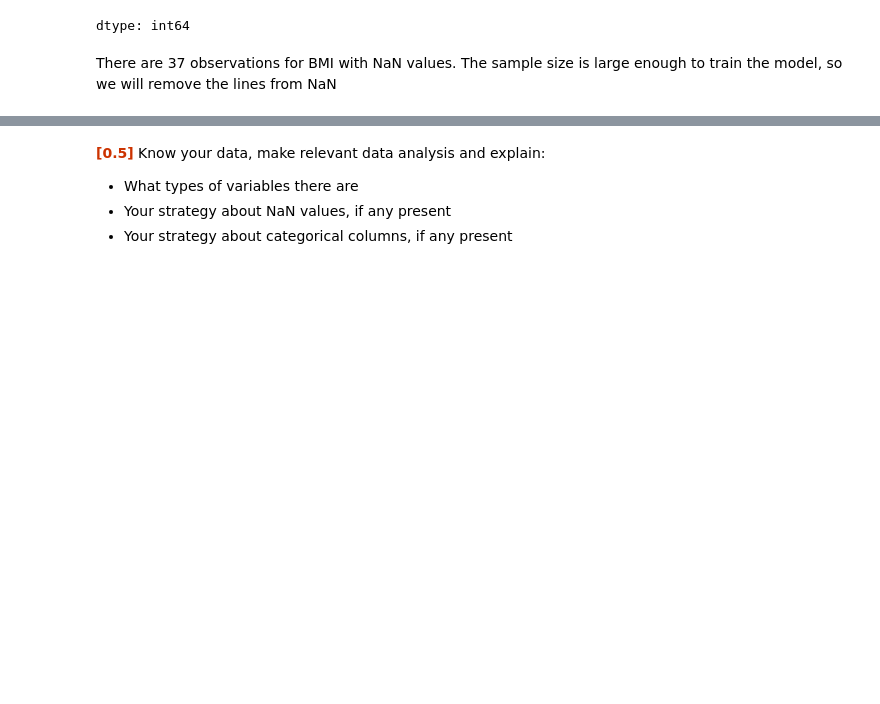
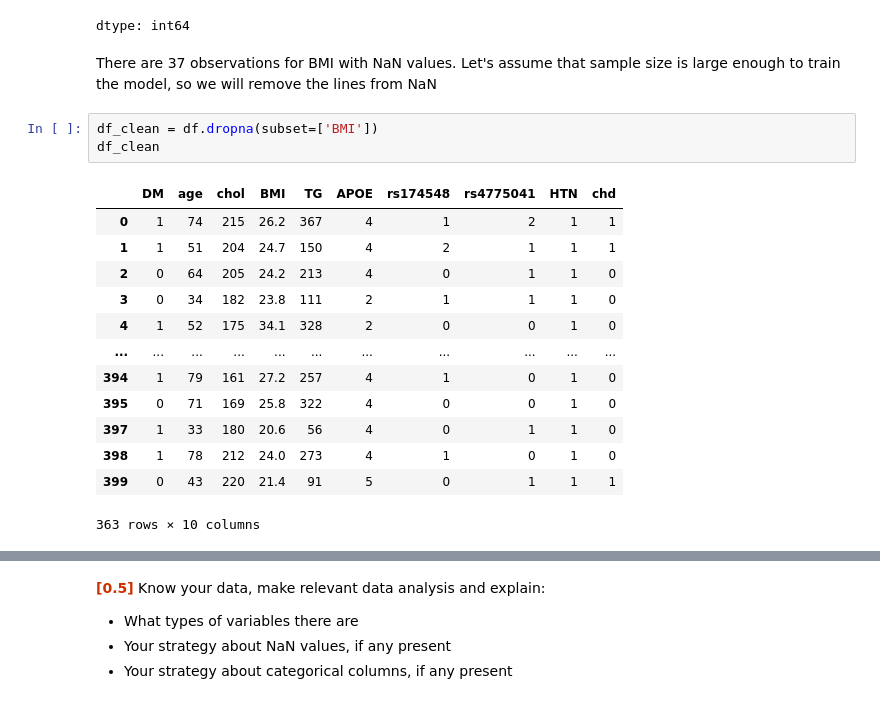
Before and after one commit to bulatych/ML_HSE, a Jupyter notebook: homeworks/HW_3_(Regression).ipynb, the cells around one changed output, grey strips where cells are left out. Saved outputs shown, nothing was run; the diff lists cells and outputs as text; blank space fills up the shorter version.

```diff
--- a/homeworks/HW_3_(Regression).ipynb
+++ b/homeworks/HW_3_(Regression).ipynb
@@ -81,4 +81,21 @@ isnull[isnull > 0]
 | BMI | 37 |
 dtype: int64
 # %% [markdown]
-There are 37 observations for BMI with NaN values. The sample size is large enough to train the model, so we will remove the lines from NaN
+There are 37 observations for BMI with NaN values. Let's assume that sample size is large enough to train the model, so we will remove the lines from NaN
+# %%
+df_clean = df.dropna(subset=['BMI'])
+df_clean
+# %% [output]
+|  | DM | age | chol | BMI | TG | APOE | rs174548 | rs4775041 | HTN | chd |
+| 0 | 1 | 74 | 215 | 26.2 | 367 | 4 | 1 | 2 | 1 | 1 |
+| 1 | 1 | 51 | 204 | 24.7 | 150 | 4 | 2 | 1 | 1 | 1 |
+| 2 | 0 | 64 | 205 | 24.2 | 213 | 4 | 0 | 1 | 1 | 0 |
+| 3 | 0 | 34 | 182 | 23.8 | 111 | 2 | 1 | 1 | 1 | 0 |
+| 4 | 1 | 52 | 175 | 34.1 | 328 | 2 | 0 | 0 | 1 | 0 |
+| ... | ... | ... | ... | ... | ... | ... | ... | ... | ... | ... |
+| 394 | 1 | 79 | 161 | 27.2 | 257 | 4 | 1 | 0 | 1 | 0 |
+| 395 | 0 | 71 | 169 | 25.8 | 322 | 4 | 0 | 0 | 1 | 0 |
+| 397 | 1 | 33 | 180 | 20.6 | 56 | 4 | 0 | 1 | 1 | 0 |
+| 398 | 1 | 78 | 212 | 24.0 | 273 | 4 | 1 | 0 | 1 | 0 |
+| 399 | 0 | 43 | 220 | 21.4 | 91 | 5 | 0 | 1 | 1 | 1 |
+363 rows × 10 columns
```
Also changed, not shown: parts of 1 cell of this notebook.
